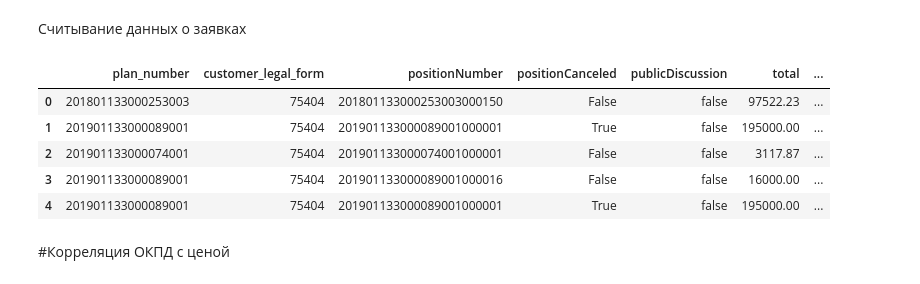
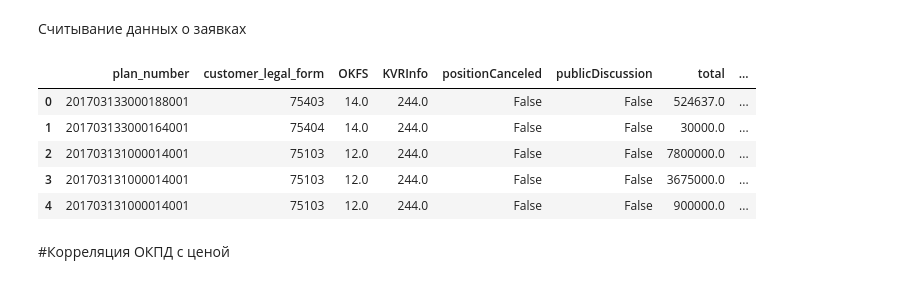
Before and after one commit to danil99152/prediction-of-government-tenders, a Jupyter notebook: total_auction_prediction.ipynb, the cells around one changed output. Drawn from its saved outputs; the diff is of its cells as text; code cells hidden in the pictures.

```diff
--- a/total_auction_prediction.ipynb
+++ b/total_auction_prediction.ipynb
@@ -82,23 +86,22 @@ To: /content/purchase_plans.csv
 # %%
 contract_path = 'purchase_plans.csv'
 dtypes = {'plan_number' : 'category',
           'customer_legal_form' : 'category',
-          'positionNumber' : 'category',
-          'product_info' : 'category',
+          'KTRU' : 'category',
           'publicDiscussion' : 'category',
           'isEnergyServiceContract': 'category',
-          'OKPD': 'category'}
+          'KVRInfo': 'category',
+          'OKFS': 'category'}
 data = pd.read_csv(contract_path, dtype = dtypes)
 gc.collect()
-
 data.head()
 # %% [output]
-|  | plan_number | customer_legal_form | positionNumber | positionCanceled | publicDiscussion | total | ... |
-| 0 | 201801133000253003 | 75404 | 201801133000253003000150 | False | false | 97522.23 | ... |
-| 1 | 201901133000089001 | 75404 | 201901133000089001000001 | True | false | 195000.00 | ... |
-| 2 | 201901133000074001 | 75404 | 201901133000074001000001 | False | false | 3117.87 | ... |
-| 3 | 201901133000089001 | 75404 | 201901133000089001000016 | False | false | 16000.00 | ... |
-| 4 | 201901133000089001 | 75404 | 201901133000089001000001 | True | false | 195000.00 | ... |
+|  | plan_number | customer_legal_form | OKFS | KVRInfo | positionCanceled | publicDiscussion | total | ... |
+| 0 | 201703133000188001 | 75403 | 14.0 | 244.0 | False | False | 524637.0 | ... |
+| 1 | 201703133000164001 | 75404 | 14.0 | 244.0 | False | False | 30000.0 | ... |
+| 2 | 201703131000014001 | 75103 | 12.0 | 244.0 | False | False | 7800000.0 | ... |
+| 3 | 201703131000014001 | 75103 | 12.0 | 244.0 | False | False | 3675000.0 | ... |
+| 4 | 201703131000014001 | 75103 | 12.0 | 244.0 | False | False | 900000.0 | ... |
 # %% [markdown]
 #Корреляция ОКПД с ценой
 # %%
```
Also changed, not shown: parts of 9 cells of this notebook.
